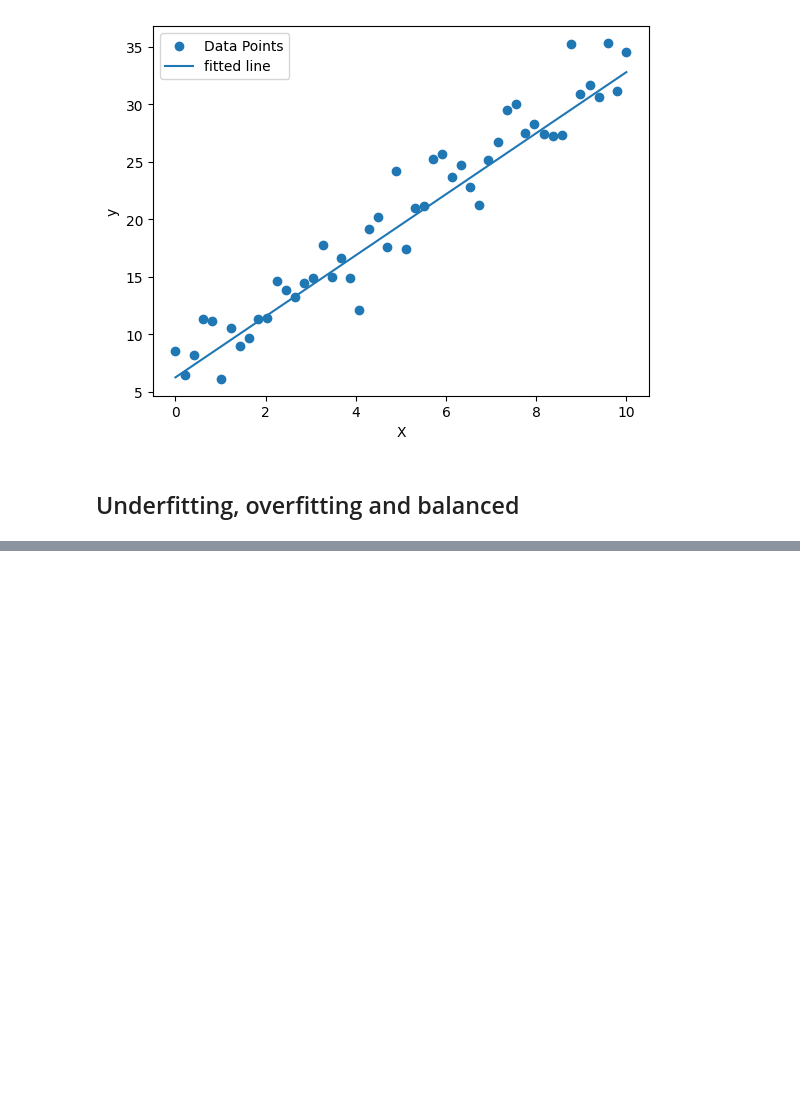
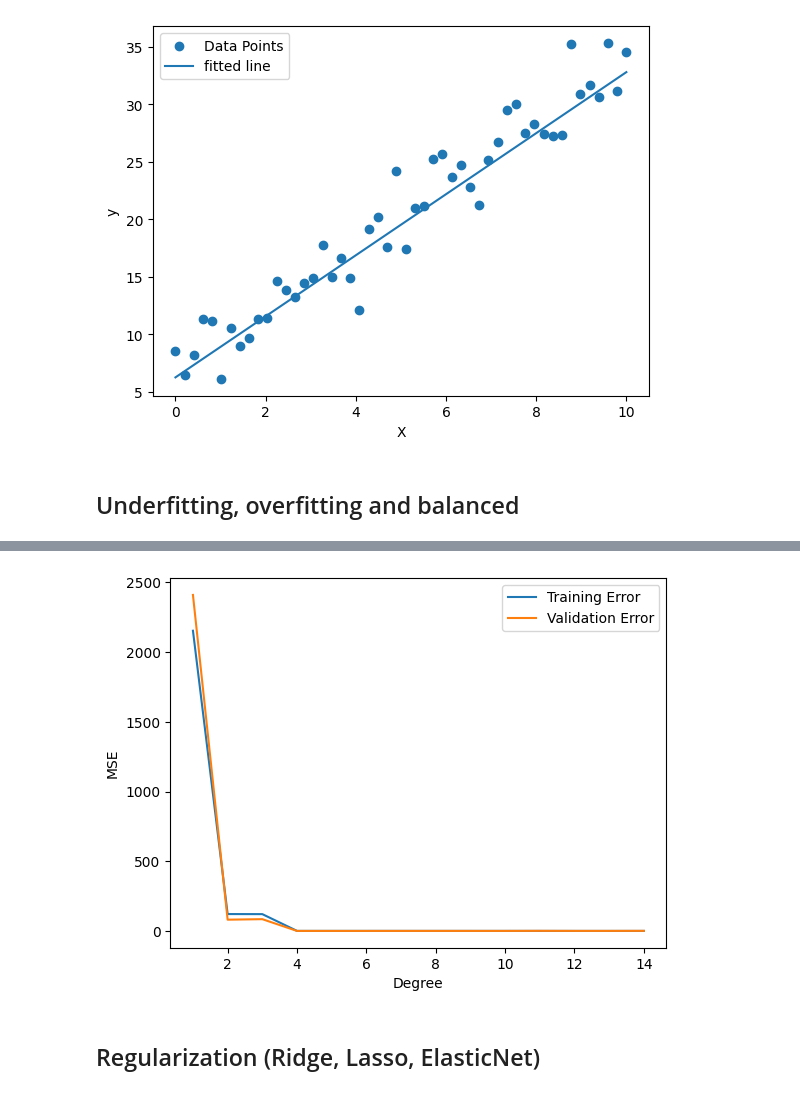
Before and after one commit to avikumart/DA-DS-Questions, a Jupyter notebook: ML_coding/Ml_coding_and_interviewn_practice.ipynb, the cells around one changed output, grey strips where cells are left out. Drawn from its saved outputs; the diff is of its cells as text; code cells hidden in the pictures; blank space fills up the shorter version.

```diff
--- a/ML_coding/Ml_coding_and_interviewn_practice.ipynb
+++ b/ML_coding/Ml_coding_and_interviewn_practice.ipynb
@@ -243,0 +291,37 @@ plt.show()
+# %%
+# train and validation loss curves (under/overfit)
+from sklearn.model_selection import train_test_split
+from sklearn.metrics import mean_squared_error
+
+x_train, x_val, y_train, y_val = train_test_split(X, y, test_size=0.2, random_state=42)
+
+train_errors = []
+val_errors = []
+
+degrees = range(1,15)
+
+for d in degrees:
+  poly = PolynomialFeatures(d)
+  X_train_poly = poly.fit_transform(x_train)
+  X_val_poly = poly.transform(x_val)
+
+  model = LinearRegression()
+  model.fit(X_train_poly, y_train)
+
+  train_pred = model.predict(X_train_poly)
+  val_pred = model.predict(X_val_poly)
+
+  train_errors.append(mean_squared_error(y_train, train_pred))
+  val_errors.append(mean_squared_error(y_val, val_pred))
+
+# plot the errors
+plt.plot(degrees, train_errors, label="Training Error")
+plt.plot(degrees, val_errors, label="Validation Error")
+plt.xlabel("Degree")
+plt.ylabel("MSE")
+plt.legend()
+plt.show()
+# %% [output]
+[figure, added]
+# %% [markdown]
+## Regularization (Ridge, Lasso, ElasticNet)
```
Also changed, not shown: parts of 2 cells of this notebook.
